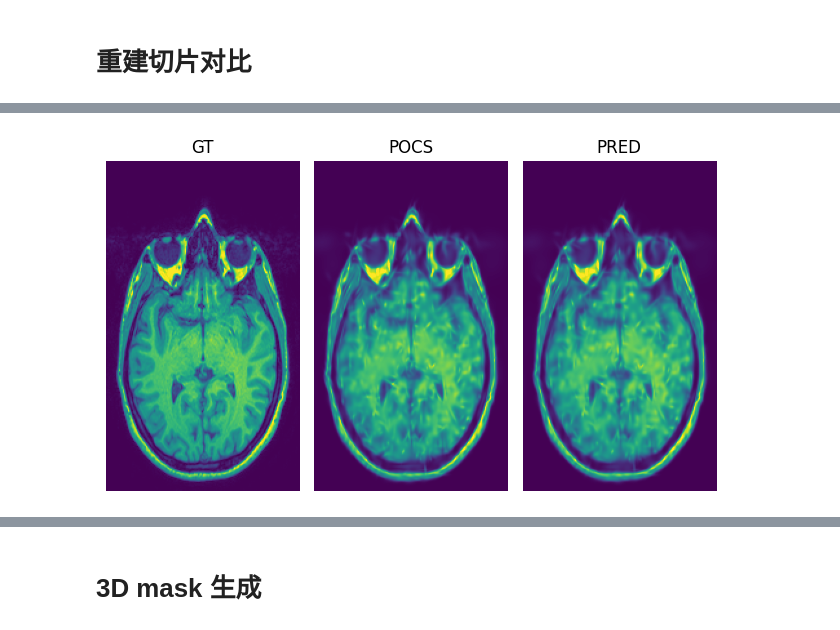
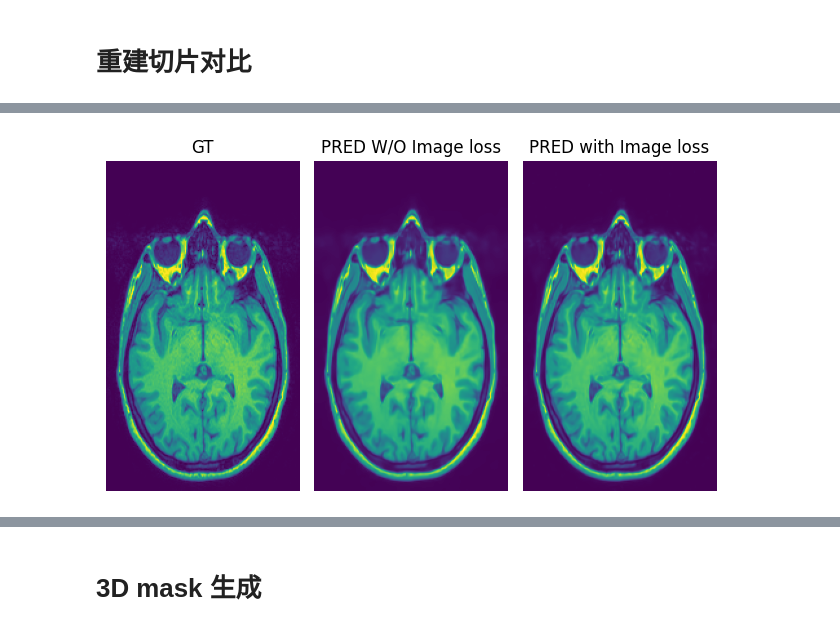
Before and after one commit to ccq0627/3DMRI-Reconstruction, a Jupyter notebook: test.ipynb, the cells around one changed output, grey strips where cells are left out. Drawn from its saved outputs; the diff is of its cells as text; code cells hidden in the pictures.

```diff
--- a/test.ipynb
+++ b/test.ipynb
@@ -176,29 +187,28 @@ plt.imshow(mask[:,:,75])
 # %%
 import matplotlib.pyplot as plt
 import numpy as np
-pred_path = "MRIdata/outputs/exp_0324_1955_iter20000_l1_under/point_cloud/iteration_1500/vol_pred.npy"
-gt_path = "MRIdata/outputs/exp_0324_1808_iter10000_l1_under/point_cloud/iteration_10000/vol_gt.npy"
-recon_pocs = np.load('MRIdata/outputs/exp_0324_1955_iter20000_l1_under/point_cloud/iteration_2000/vol_pred.npy')
-gt = np.load(gt_path)
-pred = np.load(pred_path)
+
+gt = np.load("MRIdata/acc_rate2/vol_gt.npy")
+pred_woi = np.load('MRIdata/outputs/exp_0325_2304_iter3000_2/point_cloud/iteration_3000/vol_pred.npy')
+pred = np.load("MRIdata/outputs/exp_0325_2335_iter3000_2/point_cloud/iteration_3000/vol_pred.npy")
 
 plt.figure()
 plt.subplot(1,3,1)
 plt.axis("off")
 plt.title("GT")
-plt.imshow(gt[130])
+plt.imshow(gt[131])
 
 plt.subplot(1,3,2)
 plt.axis("off")
-plt.title("POCS")
-plt.imshow(recon_pocs[130],vmin=0,vmax=1)
+plt.title("PRED W/O Image loss")
+plt.imshow(pred_woi[131],vmin=0,vmax=1)
 
 plt.subplot(1,3,3)
 plt.axis("off")
-plt.title("PRED")
-plt.imshow(pred[130],vmin=0,vmax=1)
+plt.title("PRED with Image loss")
+plt.imshow(pred[131],vmin=0,vmax=1)
 
 plt.tight_layout()
 plt.show()
 # %% [output]
-[figure, old version]
+[figure, new version]
```
Also changed, not shown: parts of 4 cells of this notebook, 10 other files.
